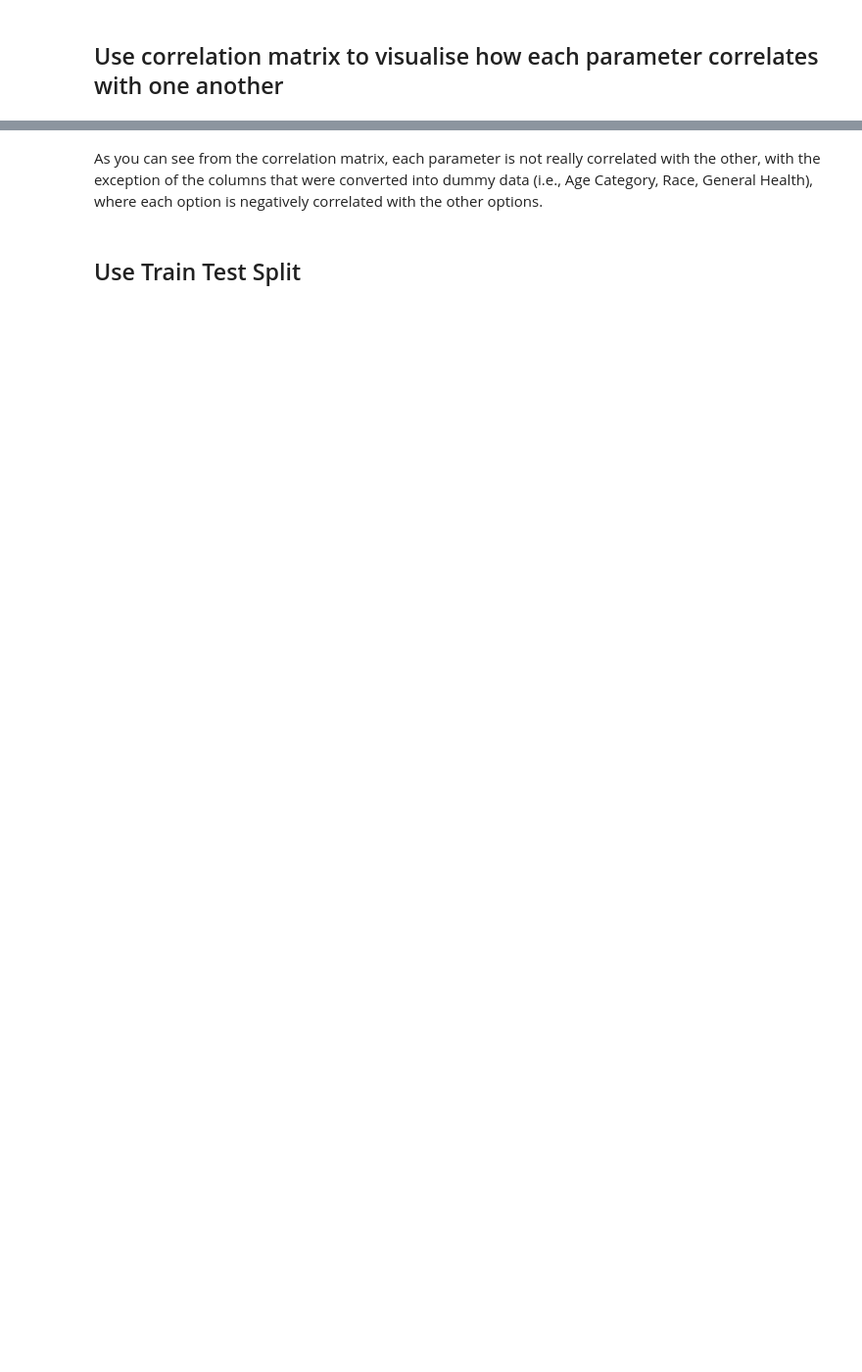
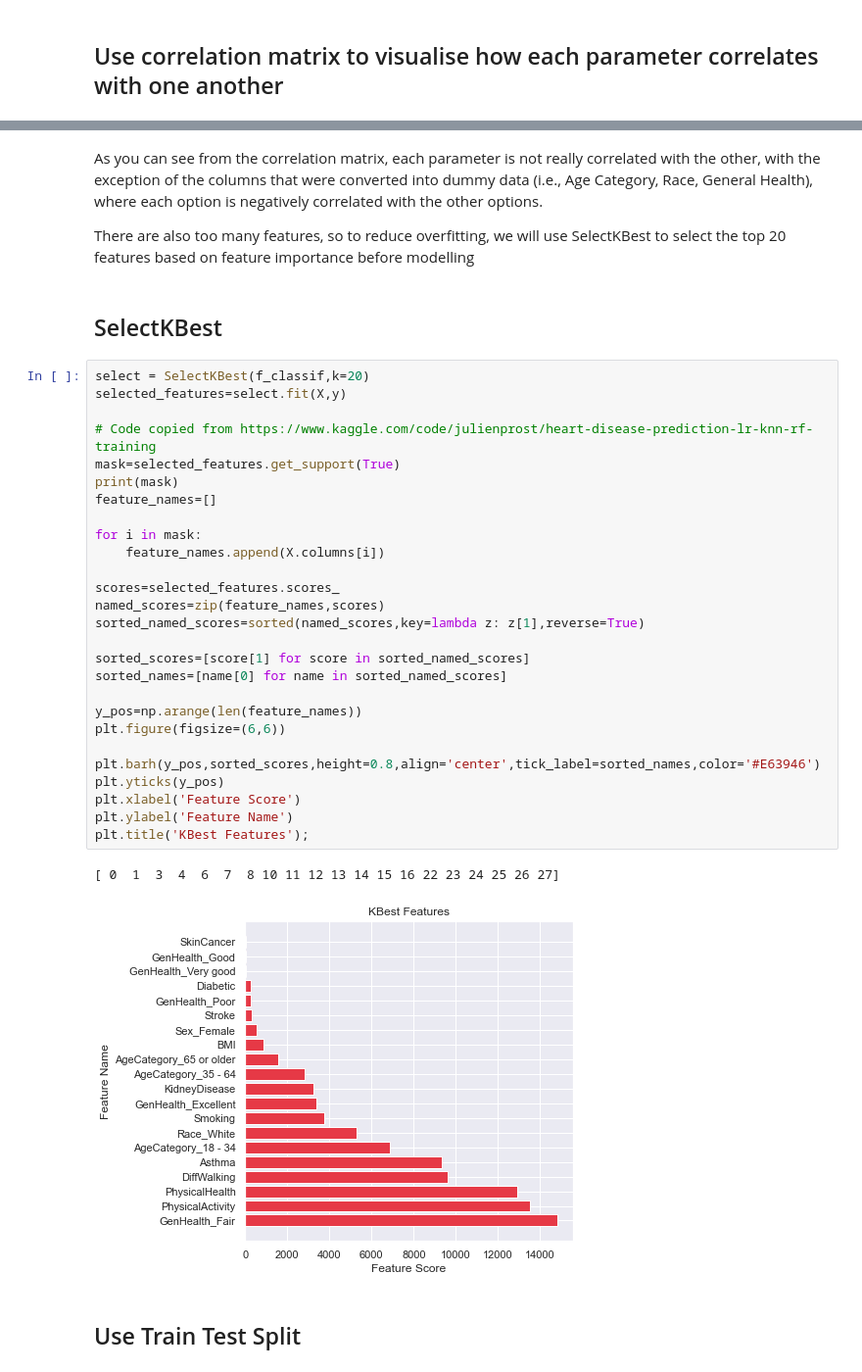
Before and after one commit to weiwen1998/project-4, a Jupyter notebook: machine_learning/heart_disease_predictor.ipynb, the cells around one changed output, grey strips where cells are left out. Shown: that part at 98% size. Drawn from its saved outputs; the diff is of its cells as text; blank space fills up the shorter version.

```diff
--- a/machine_learning/heart_disease_predictor.ipynb
+++ b/machine_learning/heart_disease_predictor.ipynb
@@ -147,4 +178,38 @@ plt.show()
 # %% [markdown]
 As you can see from the correlation matrix, each parameter is not really correlated with the other, with the exception of the columns that were converted into dummy data (i.e., Age Category, Race, General Health), where each option is negatively correlated with the other options.
+
+There are also too many features, so to reduce overfitting, we will use SelectKBest to select the top 20 features based on feature importance before modelling
+# %% [markdown]
+## SelectKBest
+# %%
+select = SelectKBest(f_classif,k=20)
+selected_features=select.fit(X,y)
+
+# Code copied from https://www.kaggle.com/code/julienprost/heart-disease-prediction-lr-knn-rf-training
+mask=selected_features.get_support(True)
+print(mask)
+feature_names=[]
+
+for i in mask:
+    feature_names.append(X.columns[i])
+
+scores=selected_features.scores_
+named_scores=zip(feature_names,scores)
+sorted_named_scores=sorted(named_scores,key=lambda z: z[1],reverse=True)
+
+sorted_scores=[score[1] for score in sorted_named_scores]
+sorted_names=[name[0] for name in sorted_named_scores]
+
+y_pos=np.arange(len(feature_names))
+plt.figure(figsize=(6,6))
+
+plt.barh(y_pos,sorted_scores,height=0.8,align='center',tick_label=sorted_names,color='#E63946')
+plt.yticks(y_pos)
+plt.xlabel('Feature Score')
+plt.ylabel('Feature Name')
+plt.title('KBest Features');
+# %% [output]
+[ 0  1  3  4  6  7  8 10 11 12 13 14 15 16 22 23 24 25 26 27]
+[figure, added]
 # %% [markdown]
 ## Use Train Test Split
```
Also changed, not shown: parts of 35 cells of this notebook, 3 other files.
